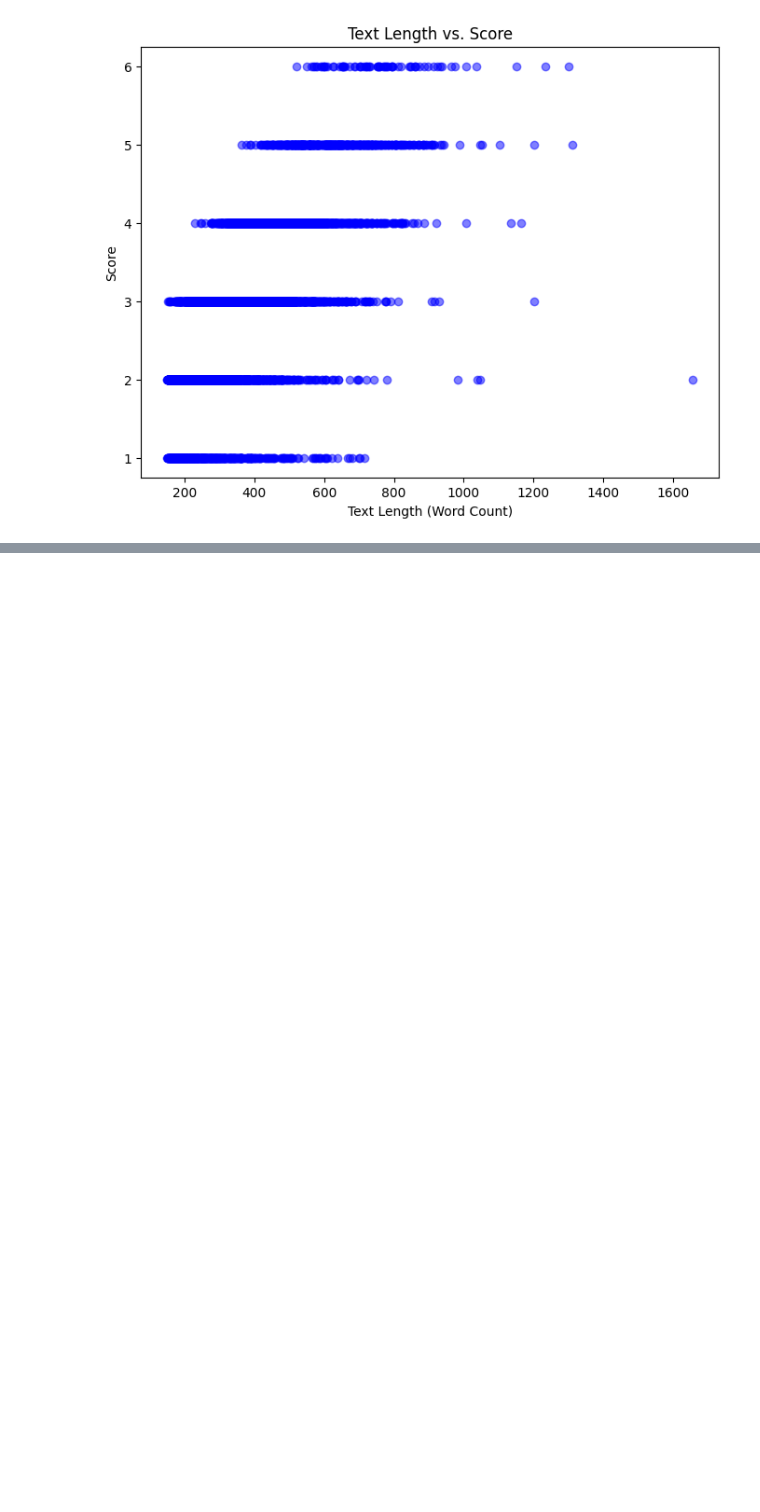
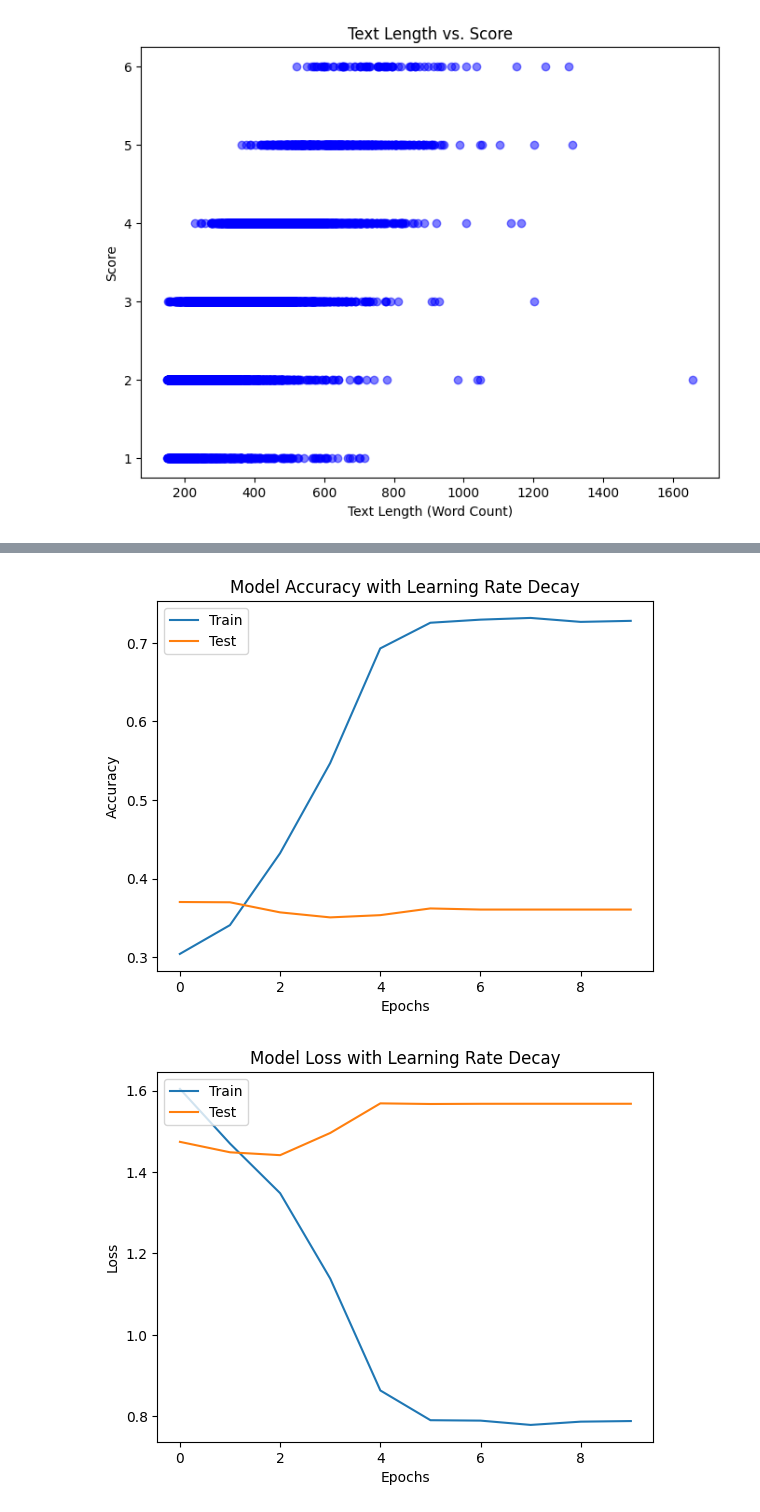
Before and after one commit to scottjaymsu/NLP-Autograder, a Jupyter notebook: rnn_model.ipynb, the cells around one changed output, grey strips where cells are left out. Cells and saved outputs as stored; diff of their text form; code cells hidden in the pictures; blank space fills up the shorter version.

```diff
--- a/rnn_model.ipynb
+++ b/rnn_model.ipynb
@@ -221,18 +260,21 @@ SyntaxError: incomplete input (<ipython-input-15-0ee31eebd46a>, line 1)
 # %%
 # Plot training & validation accuracy values
 plt.plot(history.history['accuracy'])
 plt.plot(history.history['val_accuracy'])
-plt.title('Model Accuracy')
+plt.title('Model Accuracy with Learning Rate Decay')
 plt.xlabel('Epochs')
 plt.ylabel('Accuracy')
 plt.legend(['Train', 'Test'], loc='upper left')
 plt.show()
 
 # Plot training & validation loss values
 plt.plot(history.history['loss'])
 plt.plot(history.history['val_loss'])
-plt.title('Model Loss')
+plt.title('Model Loss with Learning Rate Decay')
 plt.xlabel('Epochs')
 plt.ylabel('Loss')
 plt.legend(['Train', 'Test'], loc='upper left')
 plt.show()
+# %% [output]
+[figure, added]
+[figure, added]
```
Also changed, not shown: parts of 14 cells of this notebook.
